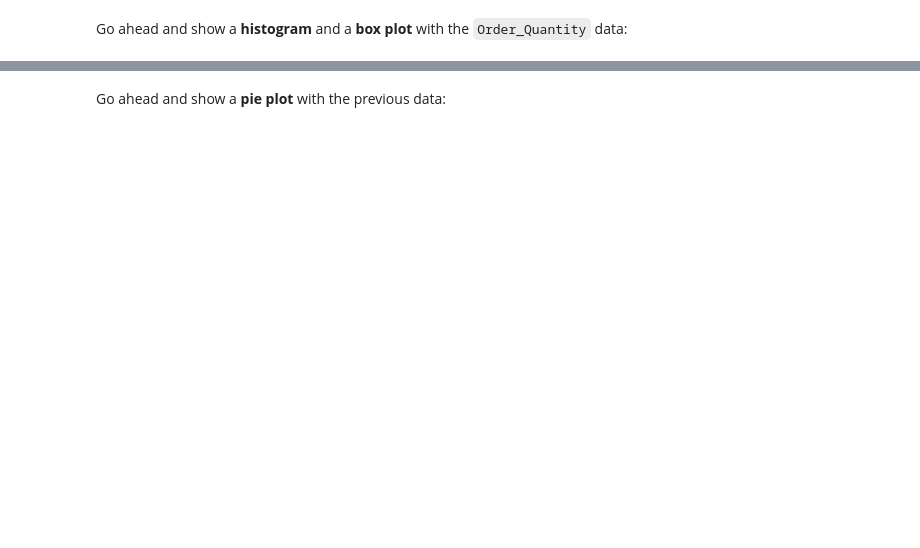
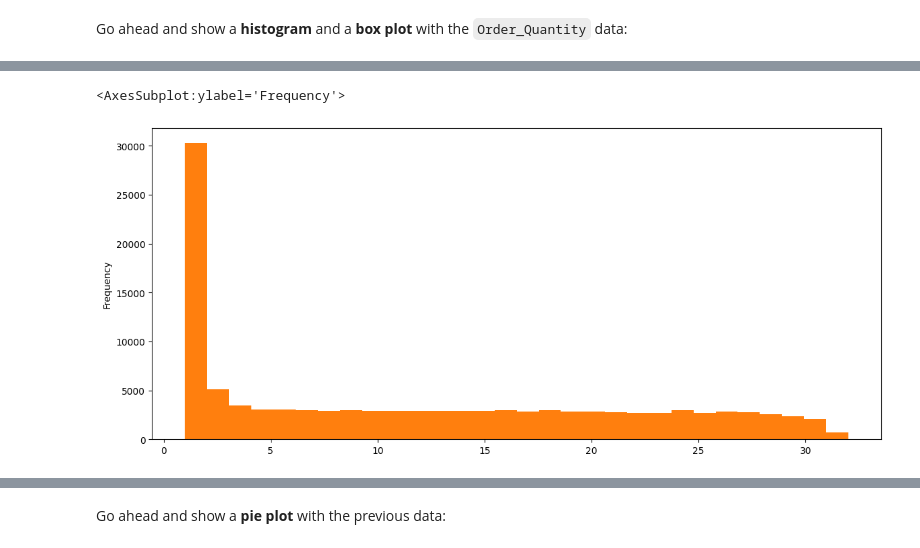
Before and after one commit to KrolPower/Data-Analysis-with-Python---Full-Course-Numpy-Pandas-Matplotlib-Seaborn-, a Jupyter notebook: Lecture_02/Exercises_1.ipynb, the cells around one changed output, grey strips where cells are left out. Saved outputs shown, nothing was run; the diff lists cells and outputs as text; code cells hidden in the pictures; blank space fills up the shorter version.

```diff
--- a/Lecture_02/Exercises_1.ipynb
+++ b/Lecture_02/Exercises_1.ipynb
@@ -71,5 +80,9 @@ Go ahead and show a <b>histogram</b> and a <b>box plot</b> with the `Order_Quant
 # %%
 # your code goes here
+sales['Order_Quantity'].plot(kind='hist', bins=30, figsize=(14,6))
+# %% [output]
+<AxesSubplot:ylabel='Frequency'>
+[figure, added]
 # %%
 sales['Order_Quantity'].plot(kind='hist', bins=30, figsize=(14,6))
 # %%
```
Also changed, not shown: parts of 4 cells of this notebook, 3 other files.
